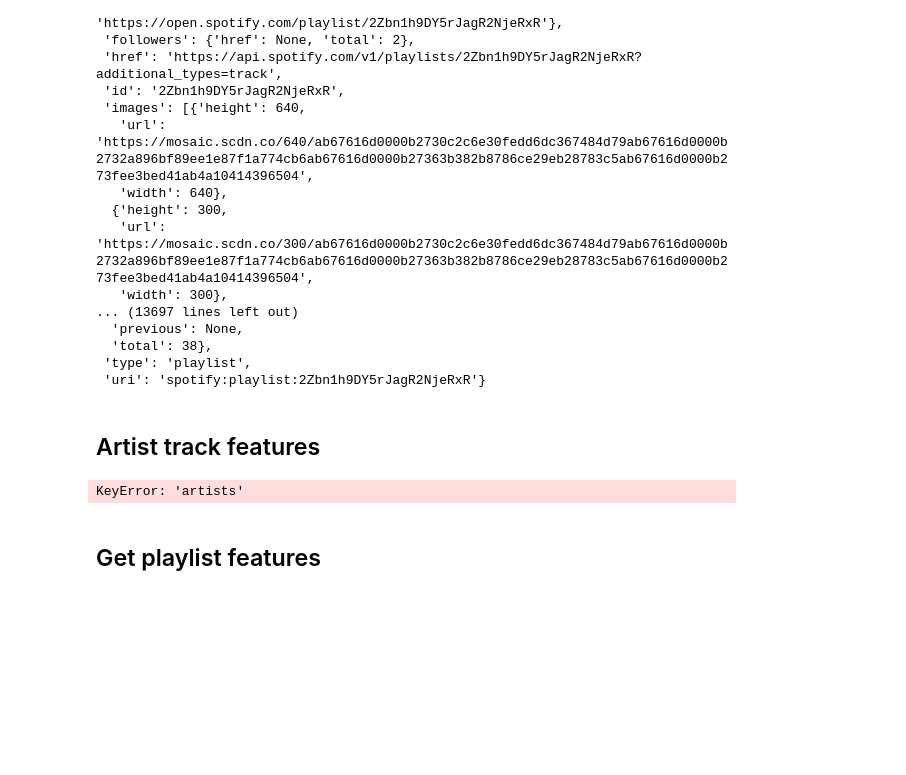
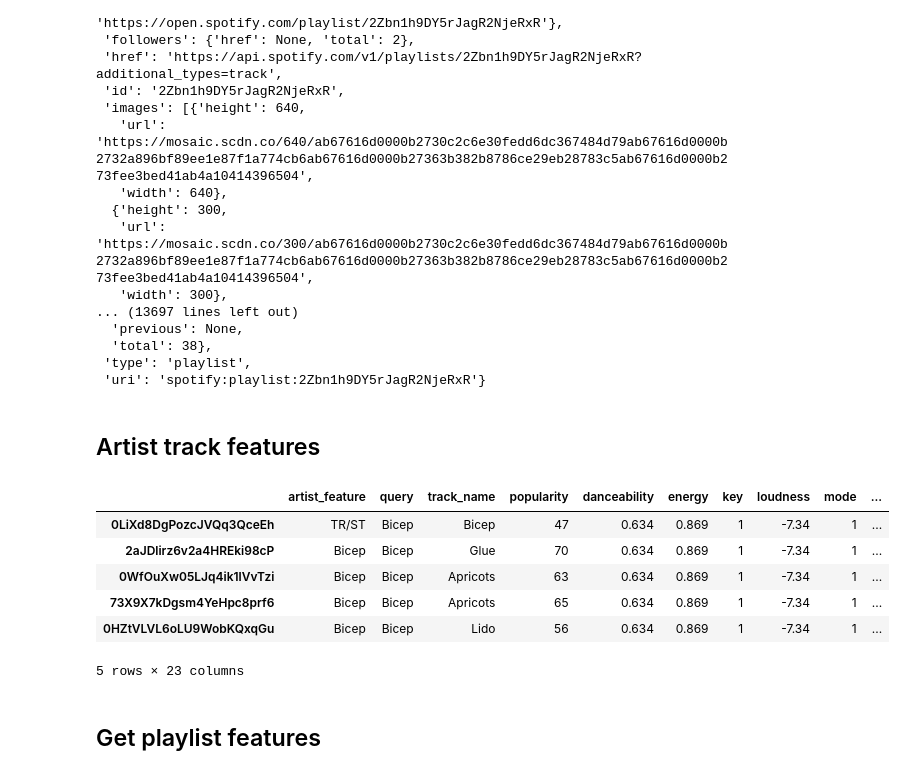
Before and after one commit to keir20/book-woofer, a Jupyter notebook: notebooks/christophe-spotify.ipynb, the cells around one changed output. Cells and saved outputs as stored; diff of their text form; code cells hidden in the pictures; blank space fills up the shorter version.

```diff
--- a/notebooks/christophe-spotify.ipynb
+++ b/notebooks/christophe-spotify.ipynb
@@ -115,8 +115,14 @@ def artist_track_features(artist = 'Monolink'):
                     d[track_id].update({'genres':'None'})
     return pd.DataFrame.from_dict(d, orient='index')
 # %%
-track_dataframe = artist_track_features(artist = 'Bicep')
-track_dataframe.columns
+track_dataframe = artist_track_features('Bicep')
+track_dataframe.head()
 # %% [output]
+|  | artist_feature | query | track_name | popularity | danceability | energy | key | loudness | mode | ... |
+| 0LiXd8DgPozcJVQq3QceEh | TR/ST | Bicep | Bicep | 47 | 0.634 | 0.869 | 1 | -7.34 | 1 | ... |
+| 2aJDlirz6v2a4HREki98cP | Bicep | Bicep | Glue | 70 | 0.634 | 0.869 | 1 | -7.34 | 1 | ... |
+| 0WfOuXw05LJq4ik1lVvTzi | Bicep | Bicep | Apricots | 63 | 0.634 | 0.869 | 1 | -7.34 | 1 | ... |
+| 73X9X7kDgsm4YeHpc8prf6 | Bicep | Bicep | Apricots | 65 | 0.634 | 0.869 | 1 | -7.34 | 1 | ... |
+| 0HZtVLVL6oLU9WobKQxqGu | Bicep | Bicep | Lido | 56 | 0.634 | 0.869 | 1 | -7.34 | 1 | ... |
-KeyError: 'artists'
+5 rows × 23 columns
 # %%
```
Also changed, not shown: parts of 1 cell of this notebook, 3 other files.
